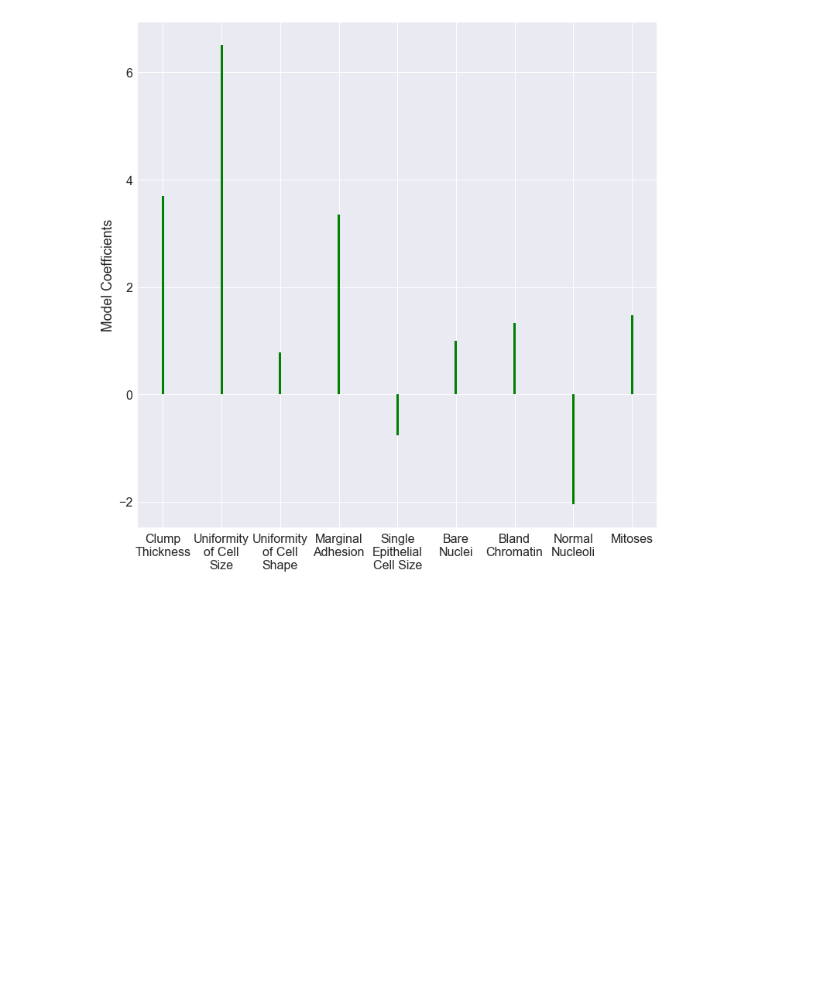
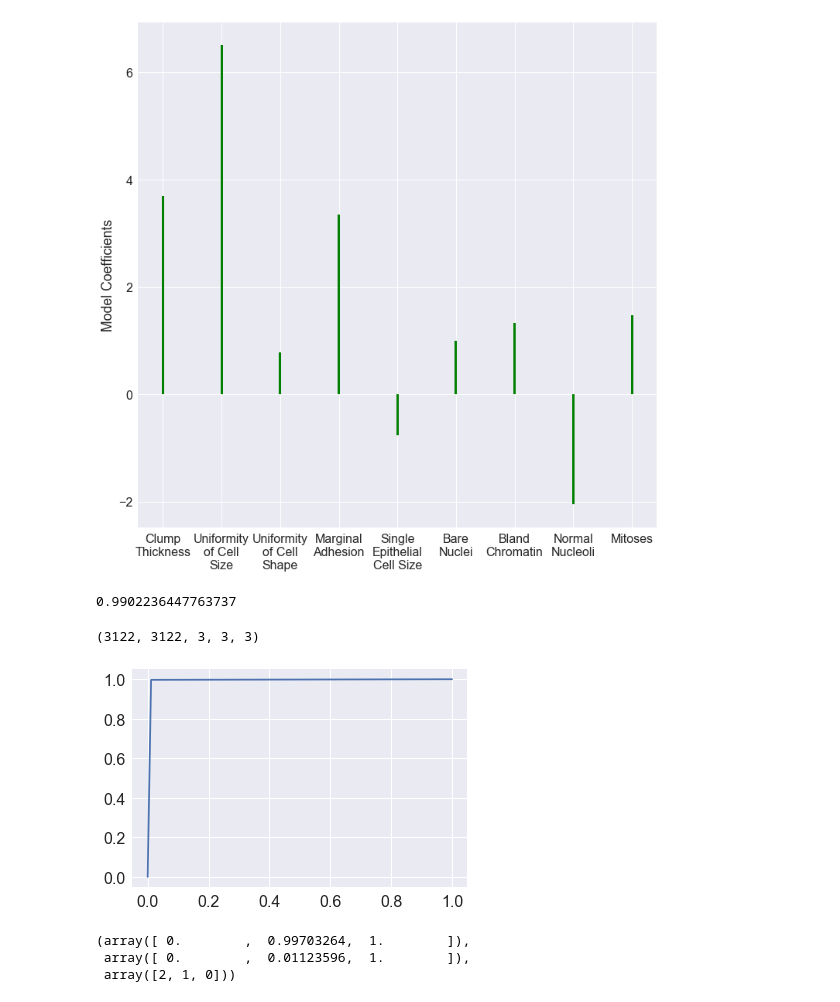
Before and after one commit to mullachv/bcd, a Jupyter notebook: eda.ipynb, the cells around one changed output. Saved outputs shown, nothing was run; the diff lists cells and outputs as text; code cells hidden in the pictures; blank space fills up the shorter version.

```diff
--- a/eda.ipynb
+++ b/eda.ipynb
@@ -73,0 +71,3 @@ df = df.astype(int)
+# %%
+df = df.astype(int)
+df['Class'] = df['Class'].apply(lambda x : 1 if x == 4 else 0) #malignant now becomes 1
@@ -206,3 +221,26 @@ plt.ylabel('Model Coefficients')
 # %% [output]
 <matplotlib.text.Text at 0x...>
 [figure]
+# %%
+X_scaled = scaler.transform(X_test)
+y_pred_proba = model.predict_proba(X_scaled)
+y_pred = model.predict(X_scaled)
+p_mal = [a[1] for a in y_pred_proba] #prob of malignancy
+#y_pred[-5:], p_mal[-5:]
+roc_auc_score(y_test, p_mal)
+# %% [output]
+0.9902236447763737
+# %%
+fpr, tpr, thresholds = roc_curve(y_test, y_pred)
+plt.plot(fpr, tpr)
+
+len(y_pred), len(y_test), len(fpr), len(tpr), len(thresholds)
+# %% [output]
+(3122, 3122, 3, 3, 3)
+[figure, added]
+# %%
+tpr, fpr, thresholds
+# %% [output]
+(array([ 0.        ,  0.99703264,  1.        ]),
+ array([ 0.        ,  0.01123596,  1.        ]),
+ array([2, 1, 0]))
```
Also changed, not shown: parts of 15 cells of this notebook.
